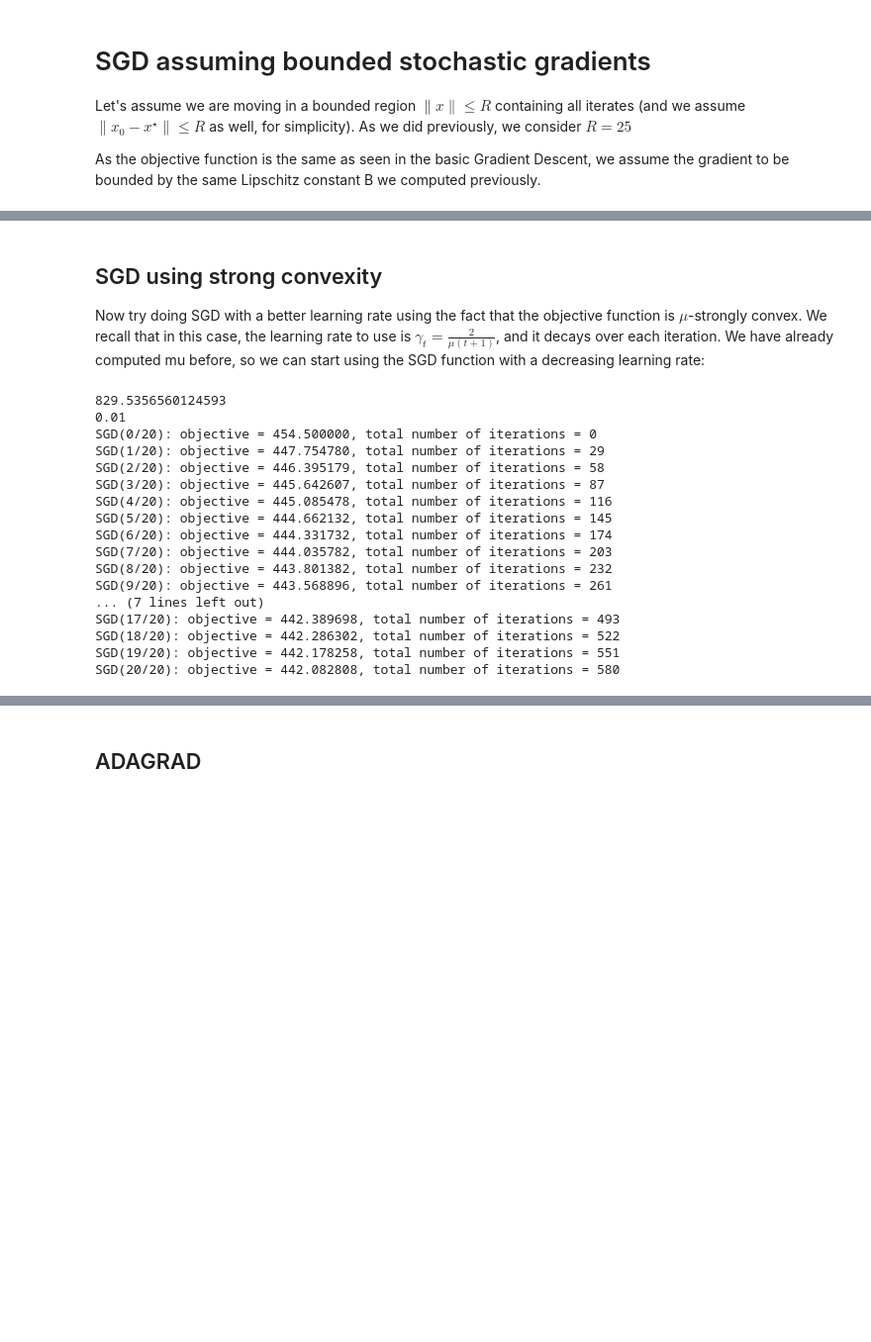
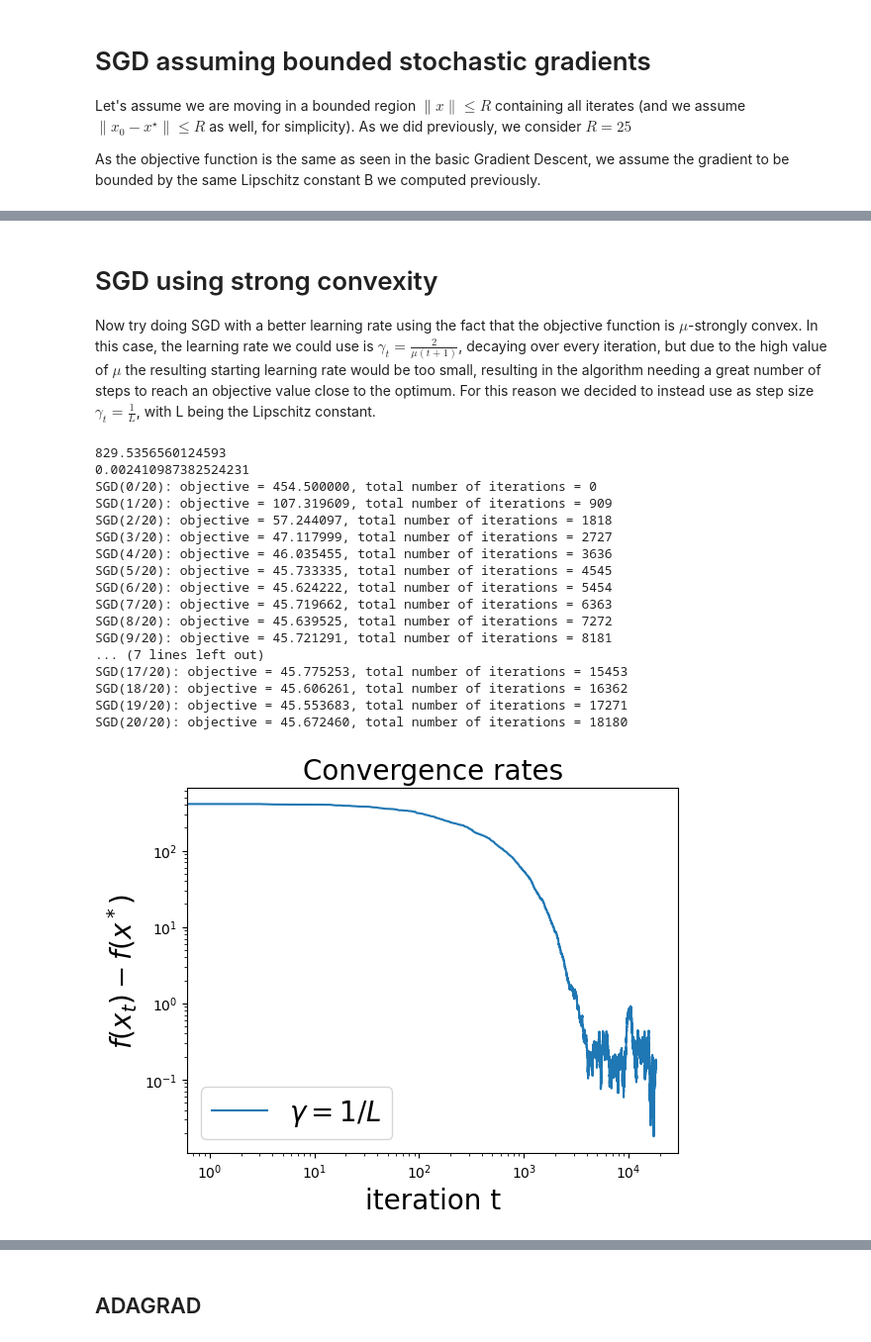
Before and after one commit to FilippoBolis/OptimizationProject_2025, a Jupyter notebook: GradientDescent.ipynb, the cells around one changed output, grey strips where cells are left out. Shown at 99% size. Saved outputs shown, nothing was run; the diff lists cells and outputs as text; code cells hidden in the pictures; blank space fills up the shorter version.

```diff
--- a/GradientDescent.ipynb
+++ b/GradientDescent.ipynb
@@ -669,36 +674,47 @@ plt.show()
 # %% [markdown]
-## SGD using strong convexity
-Now try doing SGD with a better learning rate using the fact that the objective function is $\mu$-strongly convex. We recall that in this case, the learning rate to use is $\gamma_t = \frac{2}{\mu(t+1)}$, and it decays over each iteration.
-We have already computed mu before, so we can start using the SGD function with a decreasing learning rate:
+# SGD using strong convexity
+Now try doing SGD with a better learning rate using the fact that the objective function is $\mu$-strongly convex. In this case, the learning rate we could use is $\gamma_t = \frac{2}{\mu(t+1)}$, decaying over every iteration, but due to the high value of $\mu$ the resulting starting learning rate would be too small, resulting in the algorithm needing a great number of steps to reach an objective value close to the optimum.
+For this reason we decided to instead use as step size  $\gamma_t = \frac{1}{L}$, with L being the Lipschitz constant.
 # %%
 mu = calculate_mu(A)
+L= calculate_L(A)
 print(mu)
-gamma0 = 2 / mu
-print(gamma)
-batch_size = 32
+gamma0mu = 2 / mu
+print(gamma0mu)
+batch_size = 1
+gamma0 = 1/L
 
 # Initialization
 x_initial = np.zeros(A.shape[1])
 
 # Start SGD.
 
-sgd_objectives_dec_gamma_mu, sgd_xs_dec_gamma_mu = stochastic_gradient_descent(
-    A, x_initial, b, batch_size, epochs, gamma0, decreasing_learning_rate=True)
+sgd_objectives_dec_gamma_L, sgd_xs_dec_gamma_L = stochastic_gradient_descent(
+    A, x_initial, b, batch_size, epochs, gamma0, decreasing_learning_rate=False)
 # %% [output]
 829.5356560124593
-0.01
+0.002410987382524231
 SGD(0/20): objective = 454.500000, total number of iterations = 0
-SGD(1/20): objective = 447.754780, total number of iterations = 29
-SGD(2/20): objective = 446.395179, total number of iterations = 58
-SGD(3/20): objective = 445.642607, total number of iterations = 87
-SGD(4/20): objective = 445.085478, total number of iterations = 116
-SGD(5/20): objective = 444.662132, total number of iterations = 145
-SGD(6/20): objective = 444.331732, total number of iterations = 174
-SGD(7/20): objective = 444.035782, total number of iterations = 203
-SGD(8/20): objective = 443.801382, total number of iterations = 232
-SGD(9/20): objective = 443.568896, total number of iterations = 261
+SGD(1/20): objective = 107.319609, total number of iterations = 909
+SGD(2/20): objective = 57.244097, total number of iterations = 1818
+SGD(3/20): objective = 47.117999, total number of iterations = 2727
+SGD(4/20): objective = 46.035455, total number of iterations = 3636
+SGD(5/20): objective = 45.733335, total number of iterations = 4545
+SGD(6/20): objective = 45.624222, total number of iterations = 5454
+SGD(7/20): objective = 45.719662, total number of iterations = 6363
+SGD(8/20): objective = 45.639525, total number of iterations = 7272
+SGD(9/20): objective = 45.721291, total number of iterations = 8181
 ... (7 lines left out)
-SGD(17/20): objective = 442.389698, total number of iterations = 493
-SGD(18/20): objective = 442.286302, total number of iterations = 522
-SGD(19/20): objective = 442.178258, total number of iterations = 551
-SGD(20/20): objective = 442.082808, total number of iterations = 580
+SGD(17/20): objective = 45.775253, total number of iterations = 15453
+SGD(18/20): objective = 45.606261, total number of iterations = 16362
+SGD(19/20): objective = 45.553683, total number of iterations = 17271
+SGD(20/20): objective = 45.672460, total number of iterations = 18180
+# %%
+plt.title('Convergence rates', fontsize = 20)
+plt.loglog(sgd_objectives_dec_gamma_L-best_objective, label = r'$\gamma = 1/L$')
+plt.xlabel('iteration t'  , fontsize = 20)
+plt.ylabel(r'$f(x_t) - f(x^*)$', fontsize = 20)
+plt.legend(fontsize = 20)
+plt.show()
+# %% [output]
+[figure, added]
```
Also changed, not shown: parts of 20 cells of this notebook.
